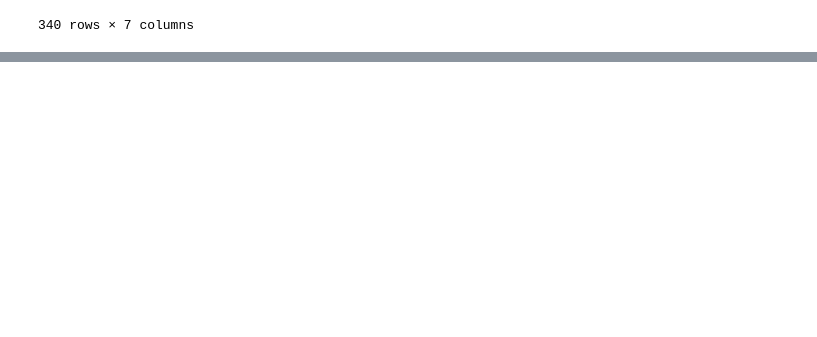
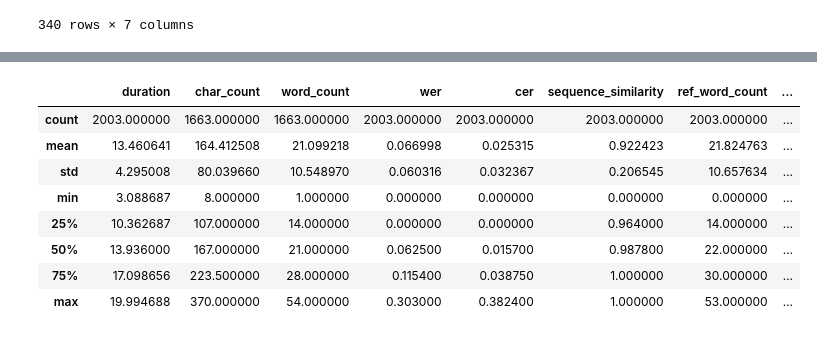
Before and after one commit to HaidarChaito/uzbek-automatic-speech-recognition, a Jupyter notebook: notebooks/2_news_dataset_preparation.ipynb, the cells around one changed output, grey strips where cells are left out. Cells and saved outputs as stored; diff of their text form; code cells hidden in the pictures; blank space fills up the shorter version.

```diff
--- a/notebooks/2_news_dataset_preparation.ipynb
+++ b/notebooks/2_news_dataset_preparation.ipynb
@@ -718 +718,29 @@ Test set duration: 32 minutes
 340 rows × 12 columns
+# %%
+sampled_df = pd.read_csv(SAMPLED_DATA_PATH, index_col="id")
+val_test_df = pd.read_csv(VALIDATION_TEST_SETS_PATH, index_col="id")
+
+# Remove samples that already belong to validation or test sets
+sampled_df = sampled_df[~sampled_df["path"].isin(val_test_df["path"])]
+sampled_df["type"] = "train"
+
+sampled_df = pd.concat([sampled_df, val_test_df])
+
+# Reorder columns
+cols = list(sampled_df.columns)
+cols.remove("type")
+cols.insert(2, "type")
+sampled_df = sampled_df[cols]
+
+sampled_df.to_csv(SAMPLED_DATA_PATH, index_label="id")
+sampled_df.describe()
+# %% [output]
+|  | duration | char_count | word_count | wer | cer | sequence_similarity | ref_word_count | ... |
+| count | 2003.000000 | 1663.000000 | 1663.000000 | 2003.000000 | 2003.000000 | 2003.000000 | 2003.000000 | ... |
+| mean | 13.460641 | 164.412508 | 21.099218 | 0.066998 | 0.025315 | 0.922423 | 21.824763 | ... |
+| std | 4.295008 | 80.039660 | 10.548970 | 0.060316 | 0.032367 | 0.206545 | 10.657634 | ... |
+| min | 3.088687 | 8.000000 | 1.000000 | 0.000000 | 0.000000 | 0.000000 | 0.000000 | ... |
+| 25% | 10.362687 | 107.000000 | 14.000000 | 0.000000 | 0.000000 | 0.964000 | 14.000000 | ... |
+| 50% | 13.936000 | 167.000000 | 21.000000 | 0.062500 | 0.015700 | 0.987800 | 22.000000 | ... |
+| 75% | 17.098656 | 223.500000 | 28.000000 | 0.115400 | 0.038750 | 1.000000 | 30.000000 | ... |
+| max | 19.994688 | 370.000000 | 54.000000 | 0.303000 | 0.382400 | 1.000000 | 53.000000 | ... |
```
Also changed, not shown: parts of 2 cells of this notebook.
